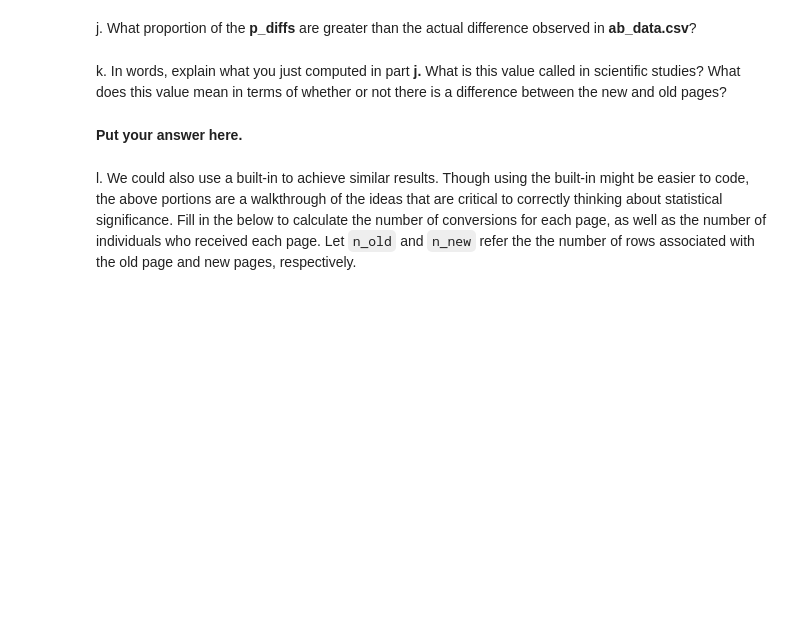
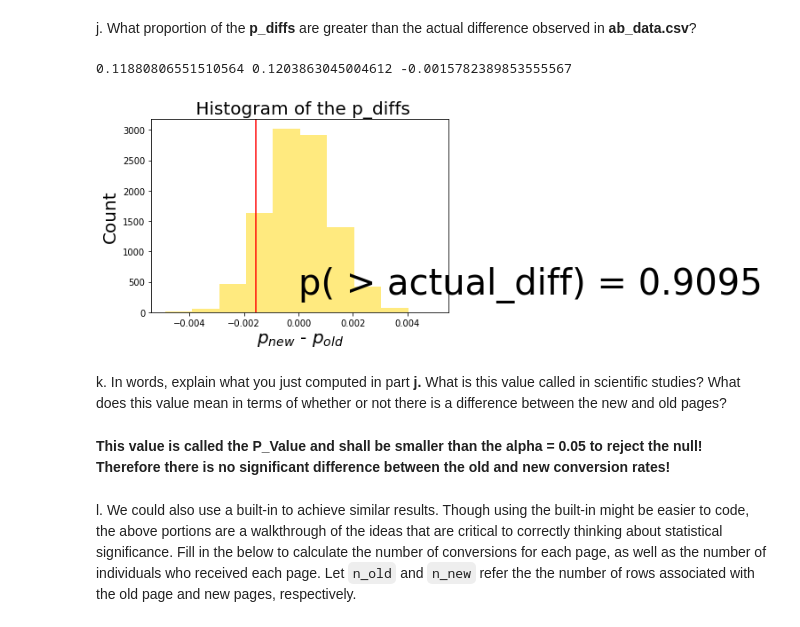
Before and after one commit to bijanfallah/AB_testing_practice, a Jupyter notebook: Analyze_ab_test_results_notebook.ipynb, the cells around one changed output. Cells and saved outputs as stored; diff of their text form; code cells hidden in the pictures; blank space fills up the shorter version.

```diff
--- a/Analyze_ab_test_results_notebook.ipynb
+++ b/Analyze_ab_test_results_notebook.ipynb
@@ -266,8 +305,32 @@ i. Plot a histogram of the **p_diffs**.  Does this plot look like what you expec
 # %% [markdown]
 j. What proportion of the **p_diffs** are greater than the actual difference observed in **ab_data.csv**?
+# %%
+
+p_real_new = df2.query('converted == 1 & group=="treatment"').shape[0]/df2.query('group == "treatment"').shape[0]
+p_real_old = df2.query('converted == 1 & group=="control"').shape[0]/df2.query('group == "control"').shape[0]
+
+
+real_diff = p_real_new -p_real_old
+print(p_real_new, p_real_old, real_diff)
+%matplotlib inline
+p_diffs = np.array(p_diffs)
+#plt.hist(p_diffs, alpha=.5);
+
+plt.axvline(real_diff,color='red')
+
+plt.hist(p_diffs,color='gold', alpha=.5)
+plt.xlabel('$p_{new}$ - $p_{old}$', fontsize=20)
+plt.ylabel('Count', fontsize=20)
+plt.title(' Histogram of the p_diffs', fontsize=20)
+porportion = (p_diffs> real_diff).mean()
+plt.text(.000,300,"p( > actual_diff) = "+str(porportion), fontsize=40)
+plt.show()
+# %% [output]
+0.11880806551510564 0.1203863045004612 -0.0015782389853555567
+[figure, added]
 # %% [markdown]
 k. In words, explain what you just computed in part **j.**  What is this value called in scientific studies?  What does this value mean in terms of whether or not there is a difference between the new and old pages?
-# %% [markdown]
-**Put your answer here.**
+# %% [markdown]
+**This value is called the P_Value and shall be smaller than the alpha = 0.05 to reject the null! Therefore there is no significant difference between the old and new conversion rates!**
 # %% [markdown]
 l. We could also use a built-in to achieve similar results.  Though using the built-in might be easier to code, the above portions are a walkthrough of the ideas that are critical to correctly thinking about statistical significance. Fill in the below to calculate the number of conversions for each page, as well as the number of individuals who received each page. Let `n_old` and `n_new` refer the the number of rows associated with the old page and new pages, respectively.
```
Also changed, not shown: parts of 37 cells of this notebook.
